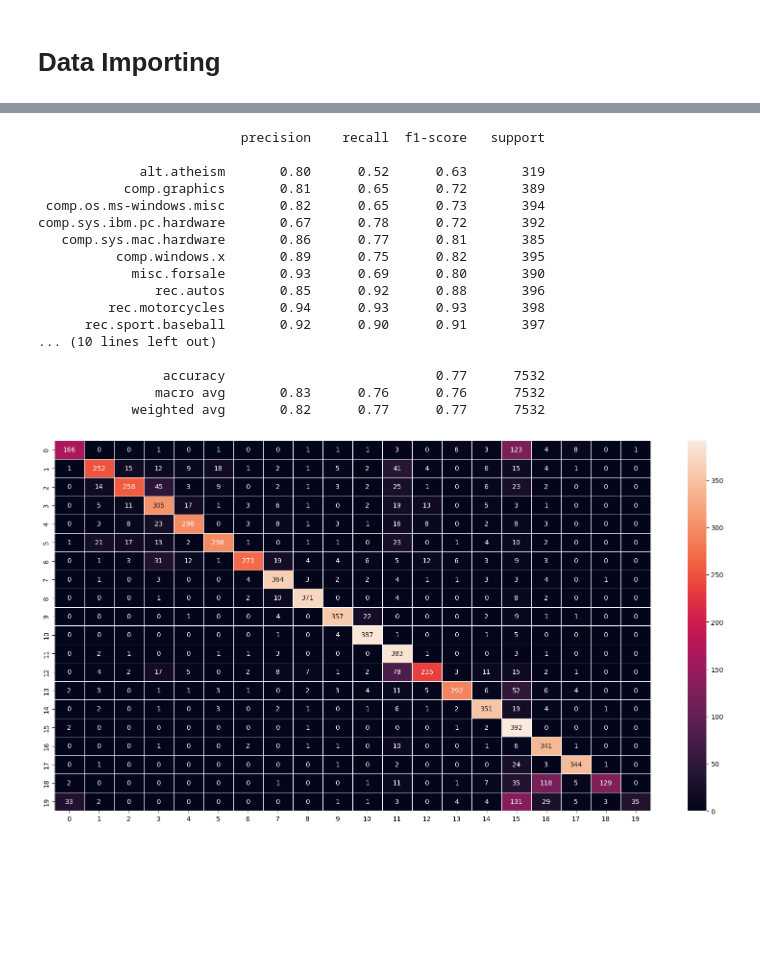
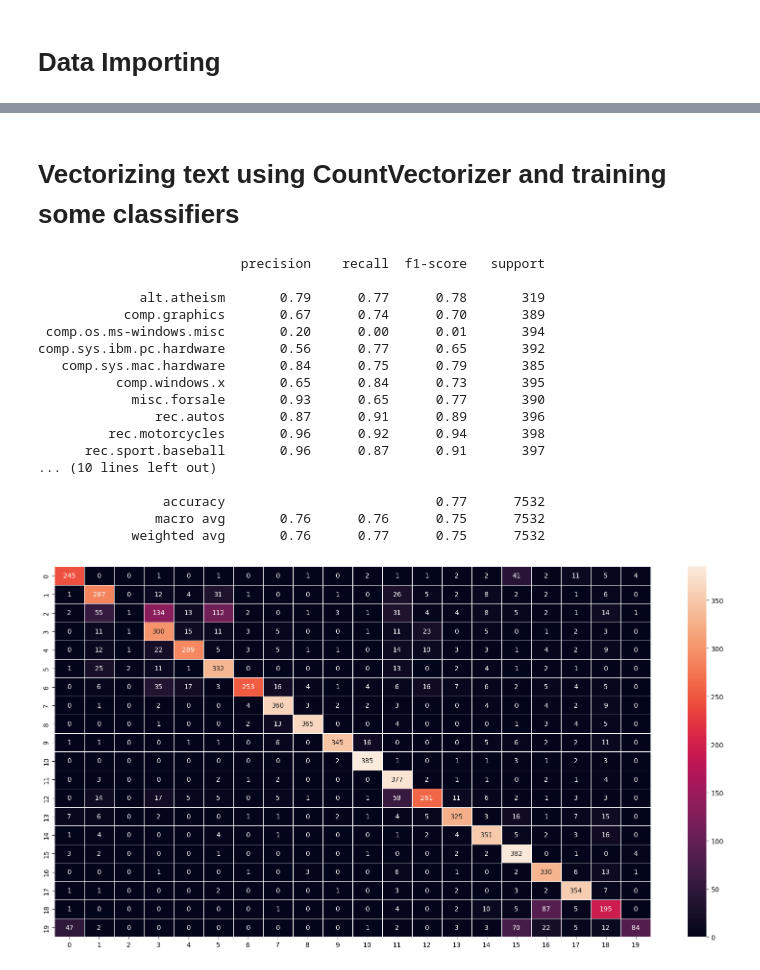
Before and after one commit to sayed6201/nlp_20newsgroups_exercise, a Jupyter notebook: exercise_text_classification.ipynb, the cells around one changed output, grey strips where cells are left out. Cells and saved outputs as stored; diff of their text form; code cells hidden in the pictures; blank space fills up the shorter version.

```diff
--- a/exercise_text_classification.ipynb
+++ b/exercise_text_classification.ipynb
@@ -48,40 +58,43 @@ array([7, 4, 4, ..., 3, 1, 8])
+# %% [markdown]
+# **Vectorizing text using CountVectorizer and training some classifiers**
+# %%
+from sklearn.feature_extraction.text import TfidfVectorizer, CountVectorizer
+
+countVec =  CountVectorizer()
+x_train_countV = countVec.fit_transform(x_train)
+x_test_countV = countVec.transform(x_test)
 # %%
 
 from sklearn.pipeline import Pipeline
 from sklearn.naive_bayes import MultinomialNB
-from sklearn.feature_extraction.text import CountVectorizer
-from sklearn.feature_extraction.text import TfidfTransformer, TfidfVectorizer
 from sklearn.metrics import confusion_matrix, classification_report
 import json
 
-ml_pipeline =  Pipeline([
-    ("vect", TfidfVectorizer()),
-    ("tfidf", TfidfTransformer()),
-    ("clf", MultinomialNB())
-])
-ml_pipeline.fit(x_train, y_train)
+ml_MNB_model =  MultinomialNB()
+ml_MNB_model.fit(x_train_countV, y_train)
+predicted_y_mnb = ml_MNB_model.predict(x_test_countV)
 
 
 plt.figure(figsize=(20, 10))
-sns.heatmap(confusion_matrix(y_test, predicted_y), annot=True, fmt="d",  linewidths=0.6)
+sns.heatmap(confusion_matrix(y_test, predicted_y_mnb), annot=True, fmt="d",  linewidths=0.6)
 
-print(classification_report(y_test,predicted_y, target_names=newsgroups_train.target_names))
+print(classification_report(y_test,predicted_y_mnb, target_names=newsgroups_train.target_names))
 # %% [output]
                           precision    recall  f1-score   support
 
-             alt.atheism       0.80      0.52      0.63       319
-           comp.graphics       0.81      0.65      0.72       389
- comp.os.ms-windows.misc       0.82      0.65      0.73       394
-comp.sys.ibm.pc.hardware       0.67      0.78      0.72       392
-   comp.sys.mac.hardware       0.86      0.77      0.81       385
-          comp.windows.x       0.89      0.75      0.82       395
-            misc.forsale       0.93      0.69      0.80       390
-               rec.autos       0.85      0.92      0.88       396
-         rec.motorcycles       0.94      0.93      0.93       398
-      rec.sport.baseball       0.92      0.90      0.91       397
+             alt.atheism       0.79      0.77      0.78       319
+           comp.graphics       0.67      0.74      0.70       389
+ comp.os.ms-windows.misc       0.20      0.00      0.01       394
+comp.sys.ibm.pc.hardware       0.56      0.77      0.65       392
+   comp.sys.mac.hardware       0.84      0.75      0.79       385
+          comp.windows.x       0.65      0.84      0.73       395
+            misc.forsale       0.93      0.65      0.77       390
+               rec.autos       0.87      0.91      0.89       396
+         rec.motorcycles       0.96      0.92      0.94       398
+      rec.sport.baseball       0.96      0.87      0.91       397
 ... (10 lines left out)
 
                 accuracy                           0.77      7532
-               macro avg       0.83      0.76      0.76      7532
-            weighted avg       0.82      0.77      0.77      7532
+               macro avg       0.76      0.76      0.75      7532
+            weighted avg       0.76      0.77      0.75      7532
-[figure, old version]
+[figure, new version]
```
Also changed, not shown: parts of 16 cells of this notebook.
